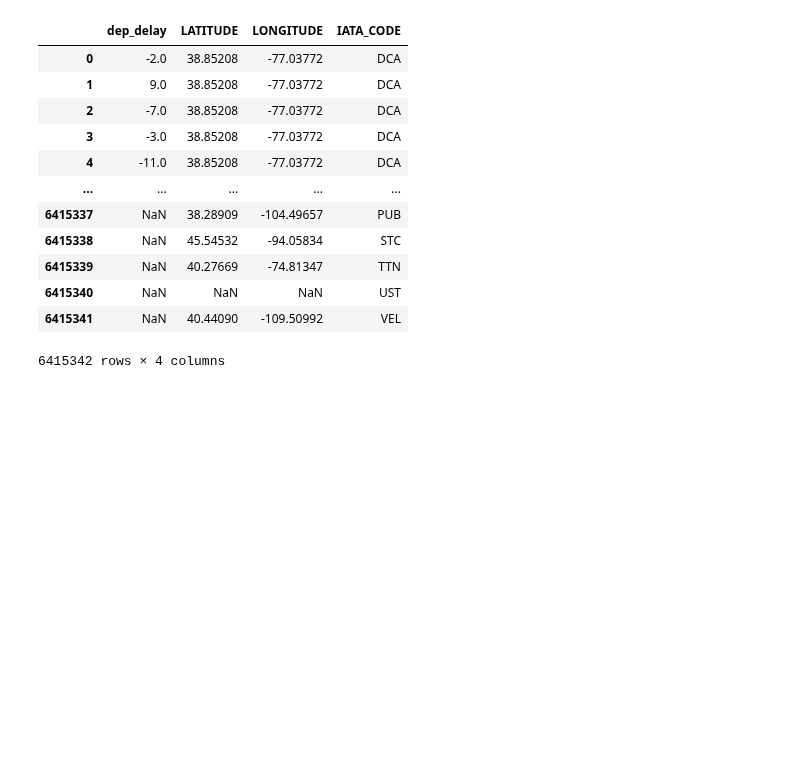
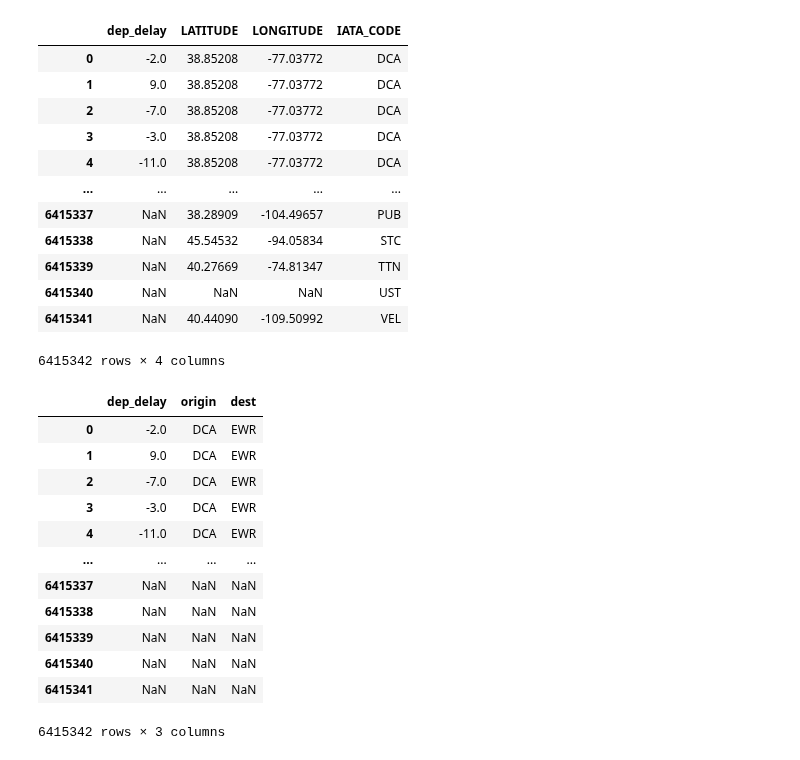
Before and after one commit to Manueel62/data-vis, a Jupyter notebook: analysis.ipynb, the cells around one changed output. Cells and saved outputs as stored; diff of their text form; code cells hidden in the pictures; blank space fills up the shorter version.

```diff
--- a/analysis.ipynb
+++ b/analysis.ipynb
@@ -281,0 +282,17 @@ df_mapbox_ant.to_csv("df_mapbox_ant.csv")
+# %%
+df_connections_old = df_test[["dep_delay","origin","dest"]]
+df_connections_old
+# %% [output]
+|  | dep_delay | origin | dest |
+| 0 | -2.0 | DCA | EWR |
+| 1 | 9.0 | DCA | EWR |
+| 2 | -7.0 | DCA | EWR |
+| 3 | -3.0 | DCA | EWR |
+| 4 | -11.0 | DCA | EWR |
+| ... | ... | ... | ... |
+| 6415337 | NaN | NaN | NaN |
+| 6415338 | NaN | NaN | NaN |
+| 6415339 | NaN | NaN | NaN |
+| 6415340 | NaN | NaN | NaN |
+| 6415341 | NaN | NaN | NaN |
+6415342 rows × 3 columns
```
Also changed, not shown: parts of 8 cells of this notebook, 3 other files.
